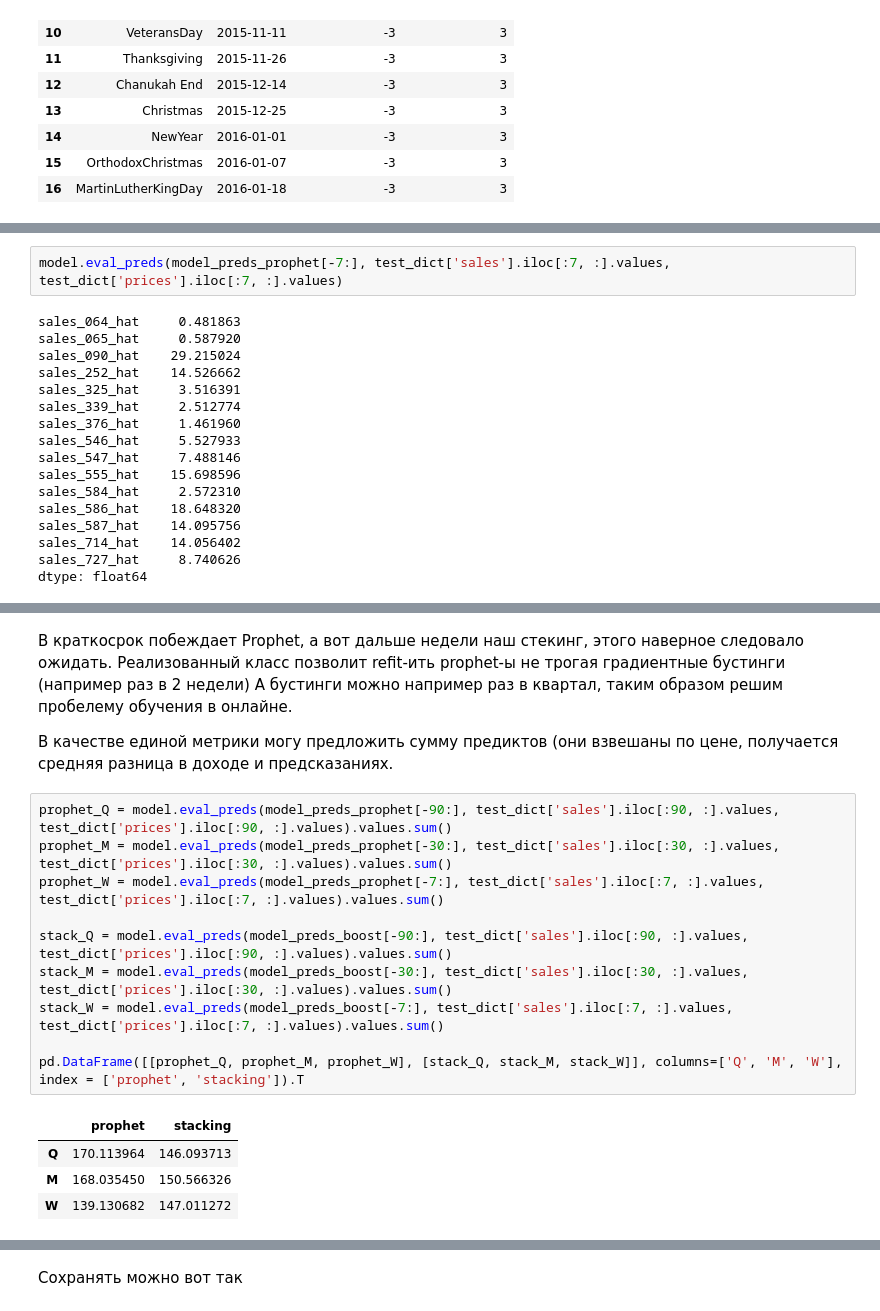
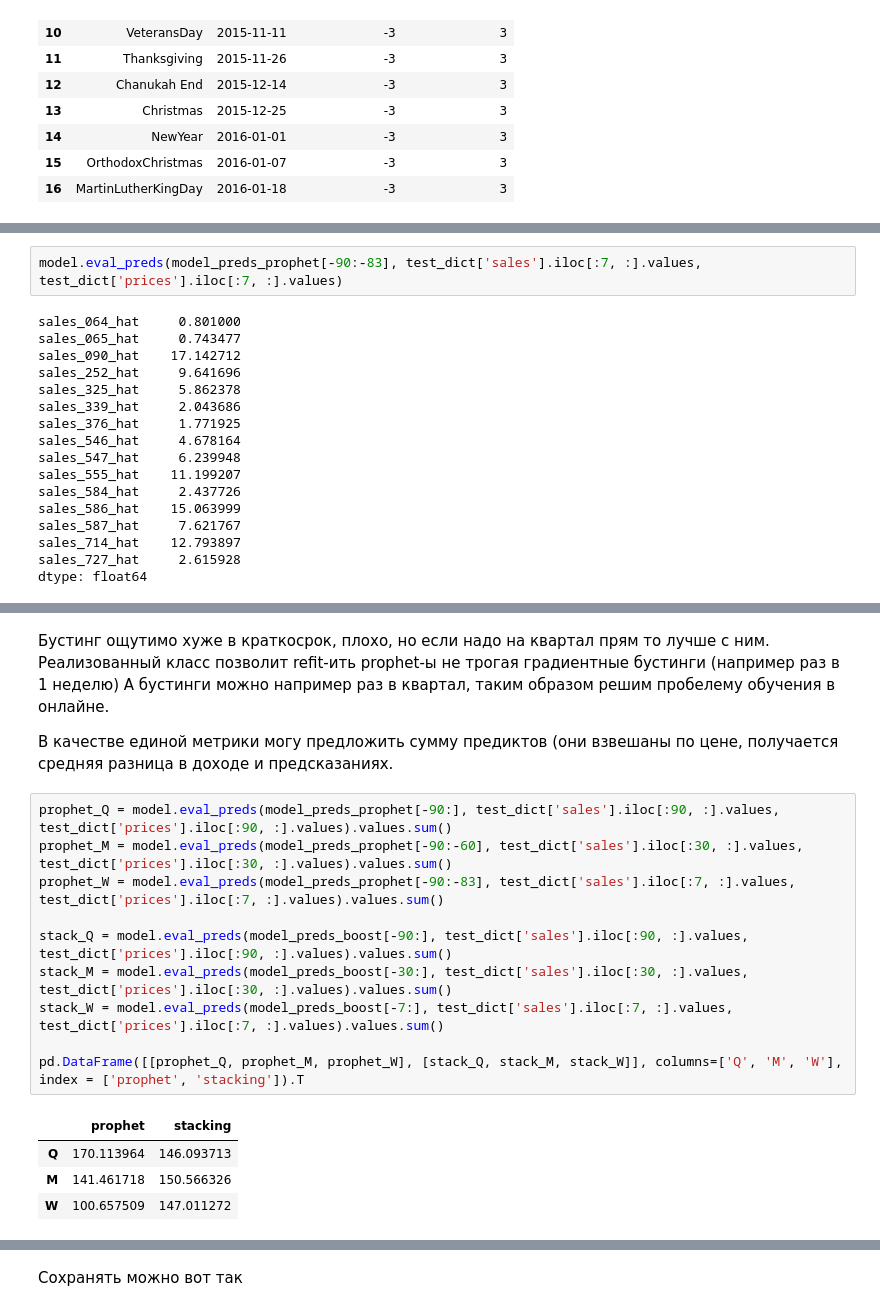
Before and after one commit to GrgBekh/TimeSeriesCourse, a Jupyter notebook: notebooks/InferenceSample.ipynb, the cells around one changed output, grey strips where cells are left out. Saved outputs shown, nothing was run; the diff lists cells and outputs as text.

```diff
--- a/notebooks/InferenceSample.ipynb
+++ b/notebooks/InferenceSample.ipynb
@@ -203,23 +203,23 @@ sales_714_hat    11.949168
 sales_727_hat     5.742876
 dtype: float64
 # %%
-model.eval_preds(model_preds_prophet[-7:], test_dict['sales'].iloc[:7, :].values, test_dict['prices'].iloc[:7, :].values)
+model.eval_preds(model_preds_prophet[-90:-83], test_dict['sales'].iloc[:7, :].values, test_dict['prices'].iloc[:7, :].values)
 # %% [output]
-sales_064_hat     0.481863
-sales_065_hat     0.587920
-sales_090_hat    29.215024
-sales_252_hat    14.526662
-sales_325_hat     3.516391
-sales_339_hat     2.512774
-sales_376_hat     1.461960
-sales_546_hat     5.527933
-sales_547_hat     7.488146
-sales_555_hat    15.698596
-sales_584_hat     2.572310
-sales_586_hat    18.648320
-sales_587_hat    14.095756
-sales_714_hat    14.056402
-sales_727_hat     8.740626
+sales_064_hat     0.801000
+sales_065_hat     0.743477
+sales_090_hat    17.142712
+sales_252_hat     9.641696
+sales_325_hat     5.862378
+sales_339_hat     2.043686
+sales_376_hat     1.771925
+sales_546_hat     4.678164
+sales_547_hat     6.239948
+sales_555_hat    11.199207
+sales_584_hat     2.437726
+sales_586_hat    15.063999
+sales_587_hat     7.621767
+sales_714_hat    12.793897
+sales_727_hat     2.615928
 dtype: float64
 # %%
 model.eval_preds(model_preds_boost.iloc[:7, :], test_dict['sales'].iloc[:7, :].values, test_dict['prices'].iloc[:7, :].values)
@@ -241,24 +241,24 @@ sales_714_hat    10.655255
 sales_727_hat     4.183656
 dtype: float64
 # %% [markdown]
-В краткосрок побеждает Prophet, а вот дальше недели наш стекинг, этого наверное следовало ожидать.
-Реализованный класс позволит refit-ить prophet-ы не трогая градиентные бустинги (например раз в 2 недели)
+Бустинг ощутимо хуже в краткосрок, плохо, но если надо на квартал прям то лучше с ним.
+Реализованный класс позволит refit-ить prophet-ы не трогая градиентные бустинги (например раз в 1 неделю)
 А бустинги можно например раз в квартал, таким образом решим пробелему обучения в онлайне.
 
 В качестве единой метрики могу предложить сумму предиктов (они взвешаны по цене, получается средняя разница в доходе и предсказаниях.
 # %%
 prophet_Q = model.eval_preds(model_preds_prophet[-90:], test_dict['sales'].iloc[:90, :].values, test_dict['prices'].iloc[:90, :].values).values.sum()
-prophet_M = model.eval_preds(model_preds_prophet[-30:], test_dict['sales'].iloc[:30, :].values, test_dict['prices'].iloc[:30, :].values).values.sum()
-prophet_W = model.eval_preds(model_preds_prophet[-7:], test_dict['sales'].iloc[:7, :].values, test_dict['prices'].iloc[:7, :].values).values.sum()
+prophet_M = model.eval_preds(model_preds_prophet[-90:-60], test_dict['sales'].iloc[:30, :].values, test_dict['prices'].iloc[:30, :].values).values.sum()
+prophet_W = model.eval_preds(model_preds_prophet[-90:-83], test_dict['sales'].iloc[:7, :].values, test_dict['prices'].iloc[:7, :].values).values.sum()
 
 stack_Q = model.eval_preds(model_preds_boost[-90:], test_dict['sales'].iloc[:90, :].values, test_dict['prices'].iloc[:90, :].values).values.sum()
 stack_M = model.eval_preds(model_preds_boost[-30:], test_dict['sales'].iloc[:30, :].values, test_dict['prices'].iloc[:30, :].values).values.sum()
 stack_W = model.eval_preds(model_preds_boost[-7:], test_dict['sales'].iloc[:7, :].values, test_dict['prices'].iloc[:7, :].values).values.sum()
 
 pd.DataFrame([[prophet_Q, prophet_M, prophet_W], [stack_Q, stack_M, stack_W]], columns=['Q', 'M', 'W'], index = ['prophet', 'stacking']).T
 # %% [output]
 |  | prophet | stacking |
 | Q | 170.113964 | 146.093713 |
-| M | 168.035450 | 150.566326 |
-| W | 139.130682 | 147.011272 |
+| M | 141.461718 | 150.566326 |
+| W | 100.657509 | 147.011272 |
 # %% [markdown]
```
Also changed, not shown: parts of 9 cells of this notebook.
